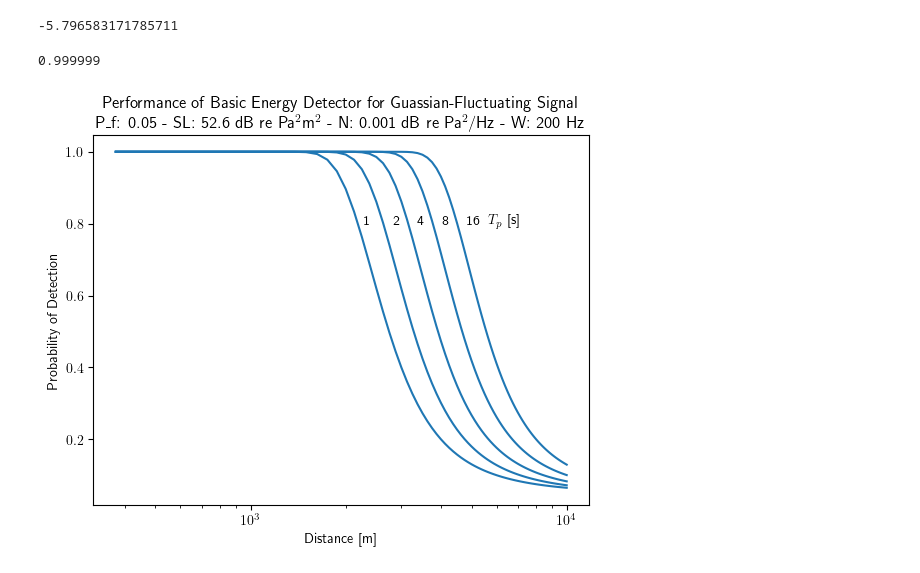
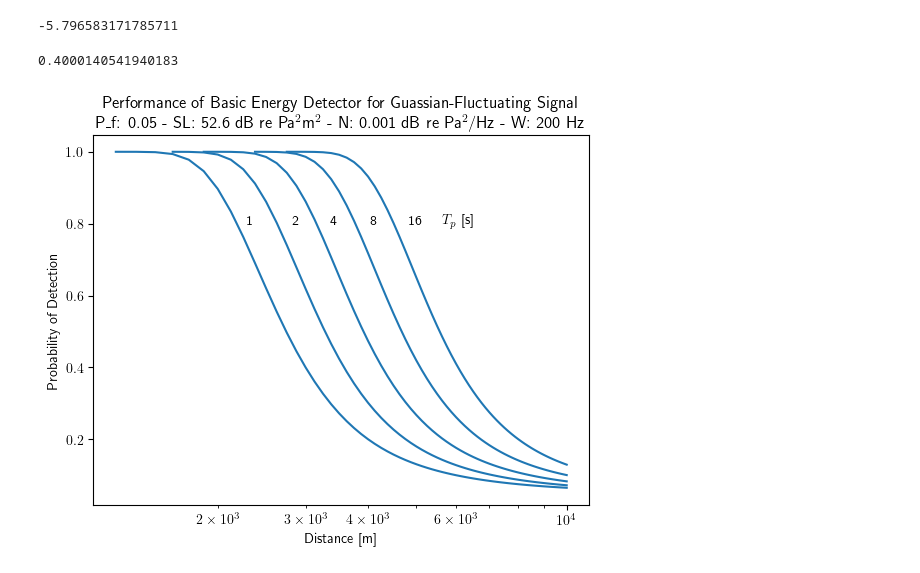
Before and after one commit to ralatsdc/springbok-multimodal, a Jupyter notebook: multimodal/spl-examples/Detector-Performance.ipynb, the cells around one changed output. Cells and saved outputs as stored; diff of their text form; code cells hidden in the pictures.

```diff
--- a/multimodal/spl-examples/Detector-Performance.ipynb
+++ b/multimodal/spl-examples/Detector-Performance.ipynb
@@ -72,8 +72,8 @@ plot_PSDs(results, plot_type, engine_types, archive_dir, plot_file)
 SL = 52.6  # dB re Pa^2m^2
 W = 200  # Hz
 
-# Compute the propagation loss assuming spherical spreading at 1 km
-distance = 1000 # m
+# Compute the propagation loss assuming spherical spreading at 3 km
+distance = 3000 # m
 PL = 20 * math.log10(distance)  # dB re m^2
 
 # Estimate the noise density, and level
@@ -108,7 +108,7 @@ SNR_bar_d
 # %% [output]
 -5.796583171785711
 # %%
-# Define the exact solution relating the operating point to the detection threshold (2.81)
+# Use the exact solution relating the operating point to the detection threshold (2.81)
 def snr_bar_d(M, P_f, P_d):
     return 10 * math.log10((gammaincinv(int(M), 1 - P_f) / gammaincinv(int(M), 1 - P_d)) - 1)
 
@@ -121,47 +121,46 @@ def bisect(M, P_f, SNR_m):
     f_a = f(P_f + epsilon, M, P_f, SNR_m)
     f_b = f(1 - epsilon, M, P_f, SNR_m)
     if np.sign(f_a) == np.sign(f_b):
-        P_d = 1 - epsilon
+        P_d = np.nan
     else:
         P_d = optimize.bisect(f, P_f + epsilon, 1 - epsilon, args=(M, P_f, SNR_m))
     return P_d
 P_d = bisect(M, P_f, SNR_m)
-print(P_d)
+P_d
 # %% [output]
-0.999999
+0.4000140541940183
 # %%
 plt.rcParams['text.usetex'] = True
 clr = plt.rcParams['axes.prop_cycle'].by_key()['color'][0]
 fig, axs = plt.subplots()
 distance = np.array(range(10000, 250, -125))
-line_color = None
 for T_p in [1, 2, 4, 8, 16]:
 
     # Estimate the time bandwidth product
     M = T_p * W
 
     P_d = np.array([])
     for d in distance:
 
         # Compute the propagation loss assuming spherical spreading
         PL = 20 * math.log10(d)  # dB re m^2
 
         # Use the passive sonar equation to obtain the SNR at the microphone
         SNR_m = SL - PL - NL + AG
 
         # Use bisection to find the root of the exact solution, the probability of detection component
         # of the operating point, interpreting the SNR at the microphone as the detection threshold
         P_d = np.append(P_d, bisect(M, P_f, SNR_m))
 
     axs.semilogx(distance, P_d, clr)
     axs.text(max(distance[P_d > 0.8]) * 1.075, 0.8, T_p)
 
 axs.text(max(distance[P_d > 0.8]) * 1.25, 0.8, "$T_p$ [s]")
 axs.set_xlabel("Distance [m]", fontweight="semibold")
 axs.set_ylabel("Probability of Detection", fontweight="semibold")
 title = "Performance of Basic Energy Detector for Guassian-Fluctuating Signal\n"
 title += f"P_f: {P_f} - SL: {SL} dB re Pa$^2$m$^2$ - N: {noise_density} dB re Pa$^2$/Hz - W: {W} Hz"
 axs.set_title(title)
 plt.savefig("Detector-Performance.pdf")
 # %% [output]
-[figure, old version]
+[figure, new version]
```
Also changed, not shown: parts of 1 cell of this notebook, 2 other files.
